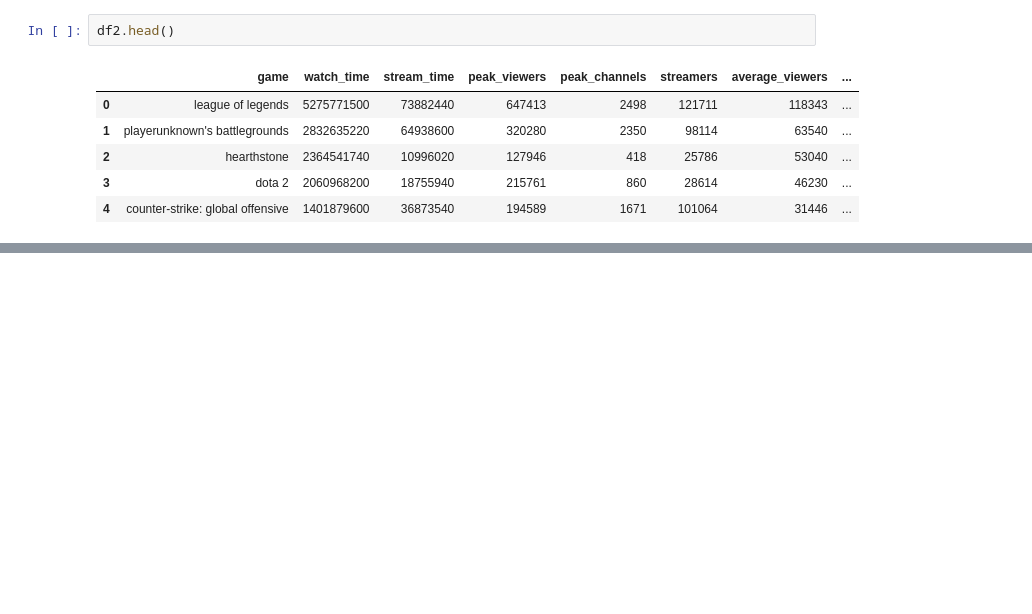
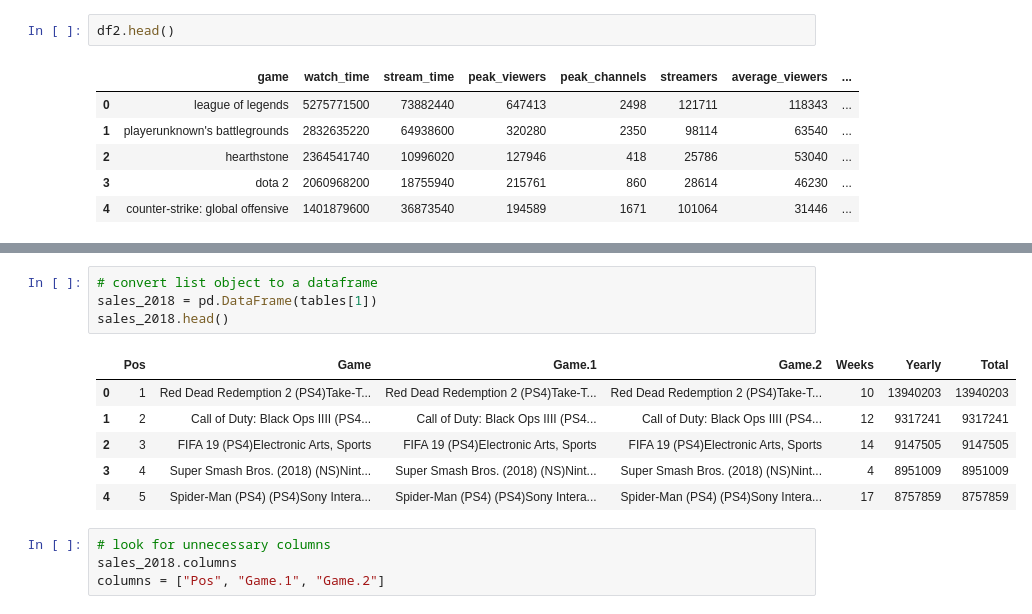
Before and after one commit to JoaquinLou/Streaming_game_influence, a Jupyter notebook: TFM limpio.ipynb, the cells around one changed output, grey strips where cells are left out. Cells and saved outputs as stored; diff of their text form; blank space fills up the shorter version.

```diff
--- a/TFM limpio.ipynb
+++ b/TFM limpio.ipynb
@@ -110,0 +160,15 @@ for f in csv_files:
+# %%
+# convert list object to a dataframe
+sales_2018 = pd.DataFrame(tables[1])
+sales_2018.head()
+# %% [output]
+|  | Pos | Game | Game.1 | Game.2 | Weeks | Yearly | Total |
+| 0 | 1 | Red Dead Redemption 2 (PS4)Take-T... | Red Dead Redemption 2 (PS4)Take-T... | Red Dead Redemption 2 (PS4)Take-T... | 10 | 13940203 | 13940203 |
+| 1 | 2 | Call of Duty: Black Ops IIII (PS4... | Call of Duty: Black Ops IIII (PS4... | Call of Duty: Black Ops IIII (PS4... | 12 | 9317241 | 9317241 |
+| 2 | 3 | FIFA 19 (PS4)Electronic Arts, Sports | FIFA 19 (PS4)Electronic Arts, Sports | FIFA 19 (PS4)Electronic Arts, Sports | 14 | 9147505 | 9147505 |
+| 3 | 4 | Super Smash Bros. (2018) (NS)Nint... | Super Smash Bros. (2018) (NS)Nint... | Super Smash Bros. (2018) (NS)Nint... | 4 | 8951009 | 8951009 |
+| 4 | 5 | Spider-Man (PS4) (PS4)Sony Intera... | Spider-Man (PS4) (PS4)Sony Intera... | Spider-Man (PS4) (PS4)Sony Intera... | 17 | 8757859 | 8757859 |
+# %%
+# look for unnecessary columns
+sales_2018.columns
+columns = ["Pos", "Game.1", "Game.2"]
```
Also changed, not shown: parts of 17 cells of this notebook.
